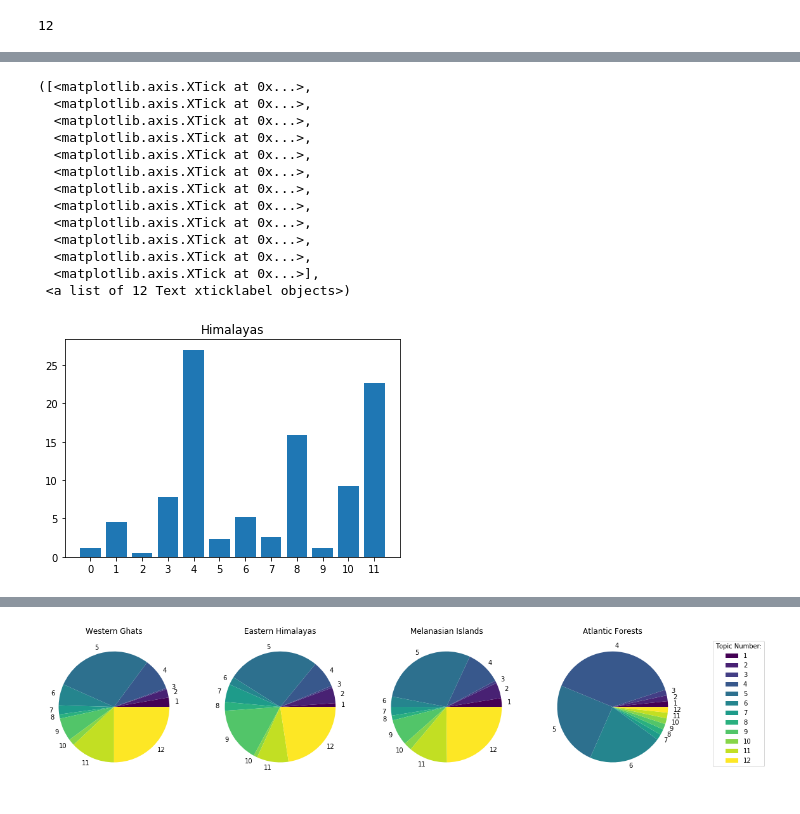
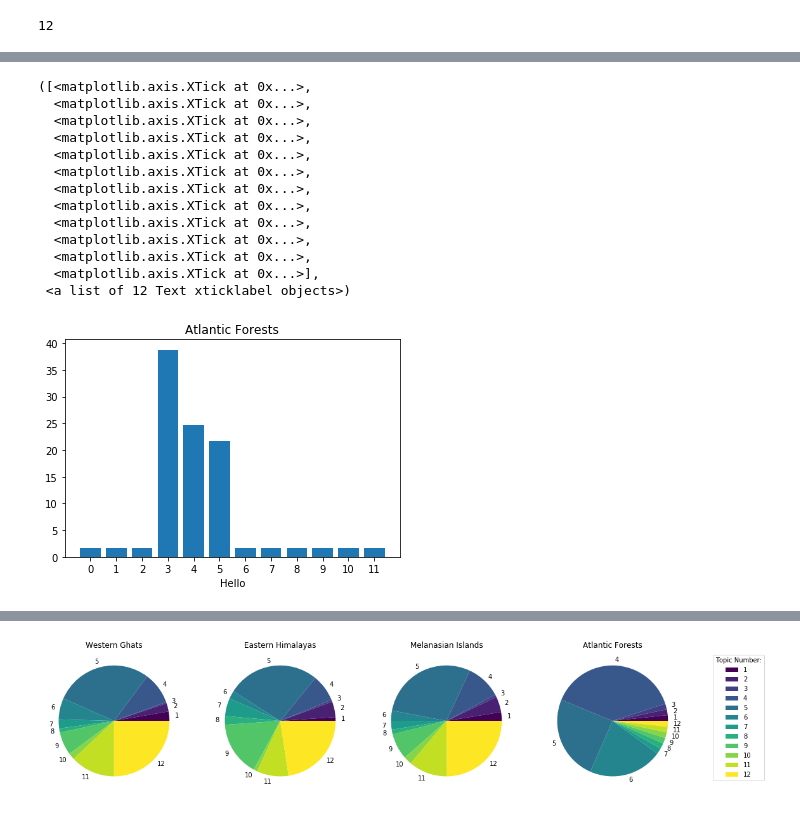
Before and after one commit to SarthakJShetty/Bias, a Jupyter notebook: notebooks/TESTING_NLP_Engine_12_Corpus_EXPERIMENTAL_CONTEXT_VISUALIZATION.ipynb, the cells around one changed output, grey strips where cells are left out. Cells and saved outputs as stored; diff of their text form; code cells hidden in the pictures.

```diff
--- a/notebooks/TESTING_NLP_Engine_12_Corpus_EXPERIMENTAL_CONTEXT_VISUALIZATION.ipynb
+++ b/notebooks/TESTING_NLP_Engine_12_Corpus_EXPERIMENTAL_CONTEXT_VISUALIZATION.ipynb
@@ -451,20 +535,21 @@ len(viridis.colors)
 # %%
 data_lab = np.arange(0, 12)
-plt.bar(data_lab, data_him)
-plt.title('Himalayas')
+plt.bar(data_lab, data_forests)
+plt.title('Atlantic Forests')
+plt.xlabel('Hello')
 plt.xticks(data_lab)
 # %% [output]
 ([<matplotlib.axis.XTick at 0x...>,
   <matplotlib.axis.XTick at 0x...>,
   <matplotlib.axis.XTick at 0x...>,
   <matplotlib.axis.XTick at 0x...>,
   <matplotlib.axis.XTick at 0x...>,
   <matplotlib.axis.XTick at 0x...>,
   <matplotlib.axis.XTick at 0x...>,
   <matplotlib.axis.XTick at 0x...>,
   <matplotlib.axis.XTick at 0x...>,
   <matplotlib.axis.XTick at 0x...>,
   <matplotlib.axis.XTick at 0x...>,
   <matplotlib.axis.XTick at 0x...>],
  <a list of 12 Text xticklabel objects>)
-[figure, old version]
+[figure, new version]
```
Also changed, not shown: parts of 10 cells of this notebook.
